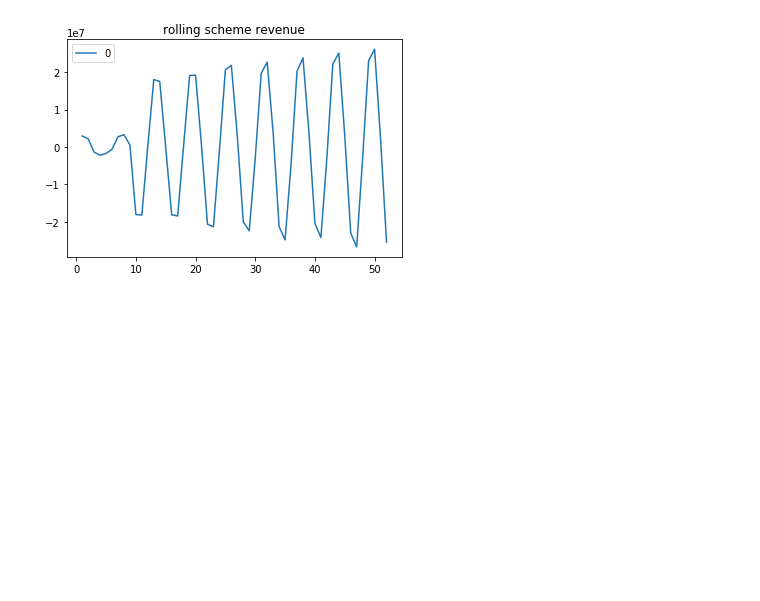
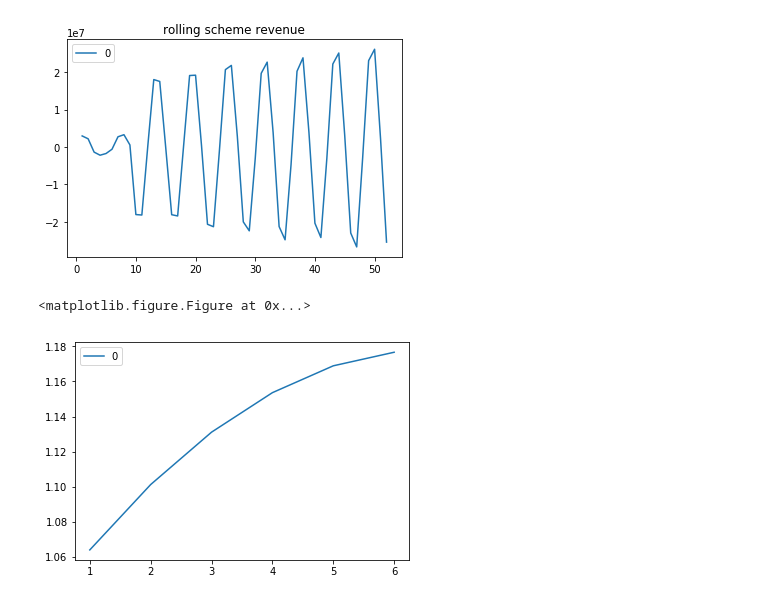
Before and after one commit to akxen/adaptive-rep-scheme, a Jupyter notebook: src/3_process_results/process-results-2.ipynb, the cells around one changed output. Cells and saved outputs as stored; diff of their text form; code cells hidden in the pictures; blank space fills up the shorter version.

```diff
--- a/src/3_process_results/process-results-2.ipynb
+++ b/src/3_process_results/process-results-2.ipynb
@@ -215,3 +298,10 @@ def get_weekly_statistics(df_o, week_index, baseline, permit_price, emissions_sh
+# %%
+plt.clf()
+pd.DataFrame.from_dict(baseline_path, orient='index').plot()
+plt.show()
+# %% [output]
+<matplotlib.figure.Figure at 0x...>
+[figure, added]
 # %%
 week_index = 1
 baseline = 1.02
```
Also changed, not shown: parts of 5 cells of this notebook, 2 other files.
